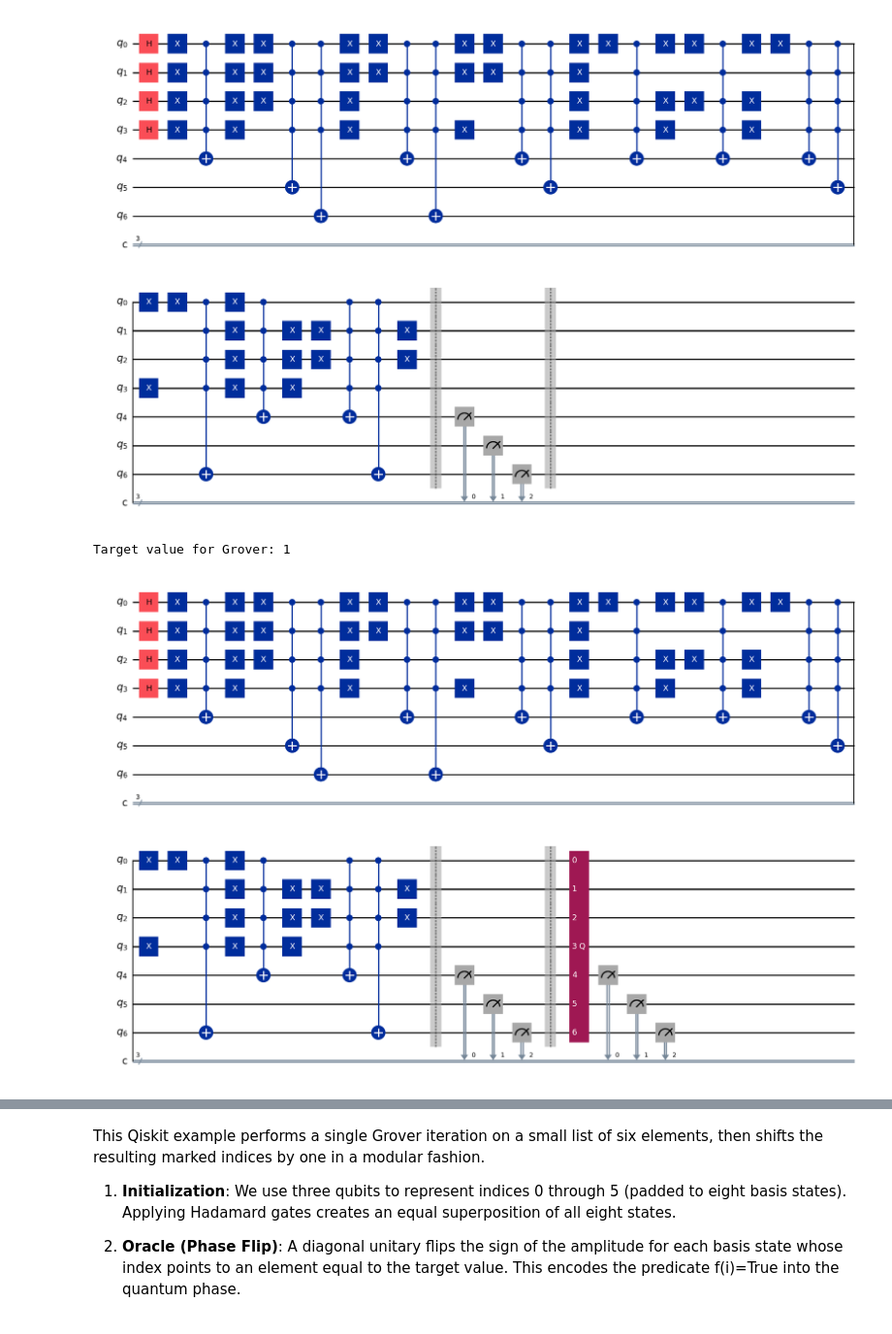
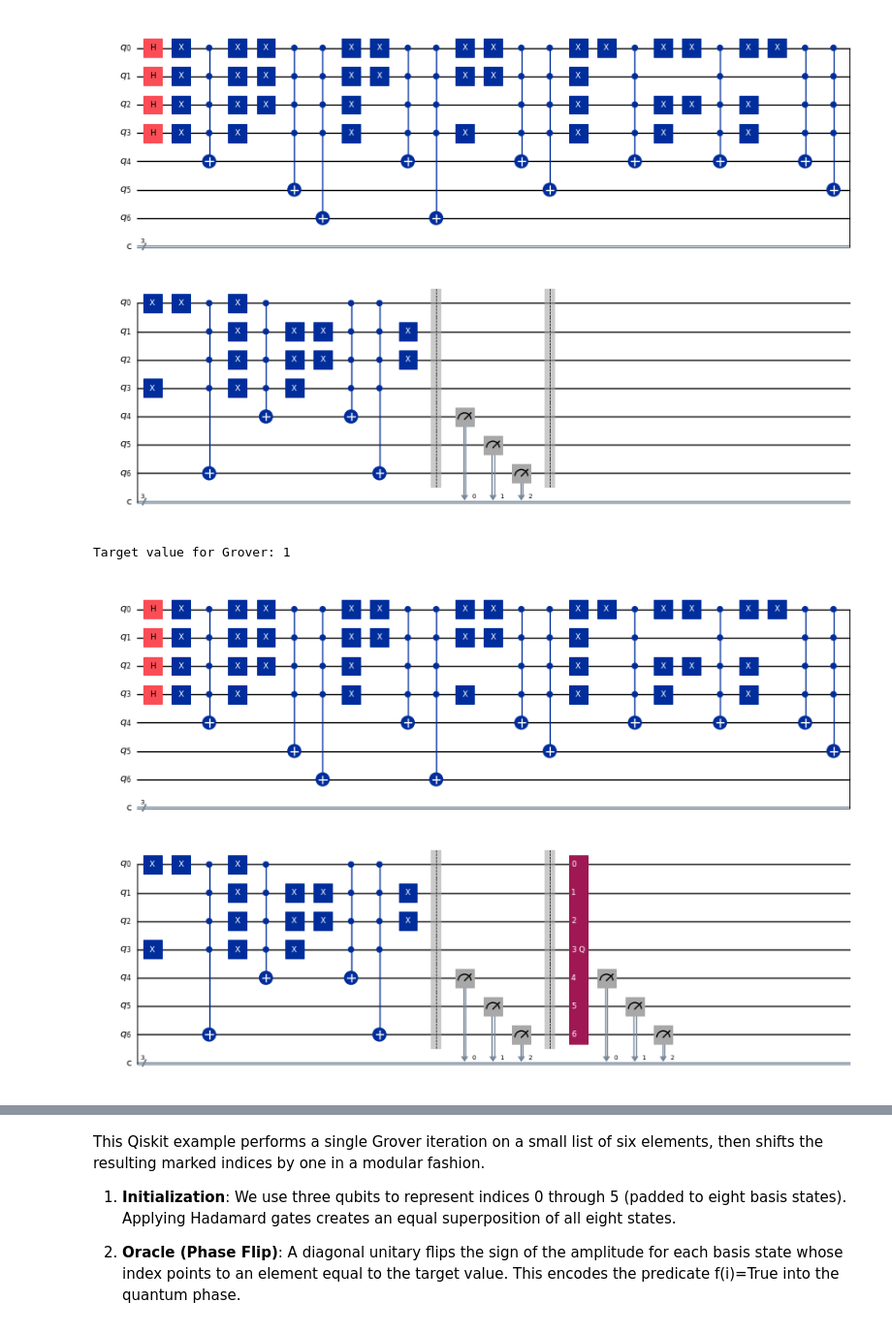
Before and after one commit to kagamirudo/Quantum-Research-2024, a Jupyter notebook: Week 21/filter.ipynb, the cells around one changed output, grey strips where cells are left out. Shown: that part at 97% size. Drawn from its saved outputs; the diff is of its cells as text; code cells hidden in the pictures.

```diff
--- a/Week 21/filter.ipynb
+++ b/Week 21/filter.ipynb
@@ -136,7 +137,7 @@ analyse_freq(qc)
 # %%
-qc.draw(output="mpl", scale=1)
+qc.draw(output="mpl", scale=0.5)
 # %% [output]
-[figure, old version]
+[figure, new version]
 # %%
 def build_oracle(n_index, n_val, valid_indices, target_bin):
     """
@@ -202,7 +203,7 @@ target_value = next(v for v in sorted(set(L)) if v > 0)
 print(f"Target value for Grover: {target_value}")
 
 grover_circuit = run_grover_search(qc, n_index, n_val, target_value, L)
-grover_circuit.draw(output="mpl", scale=1)
+grover_circuit.draw(output="mpl", scale=0.5)
 # %% [output]
 Target value for Grover: 1
-[figure, old version]
+[figure, new version]
```
Also changed, not shown: parts of 7 cells of this notebook, 5 other files.
